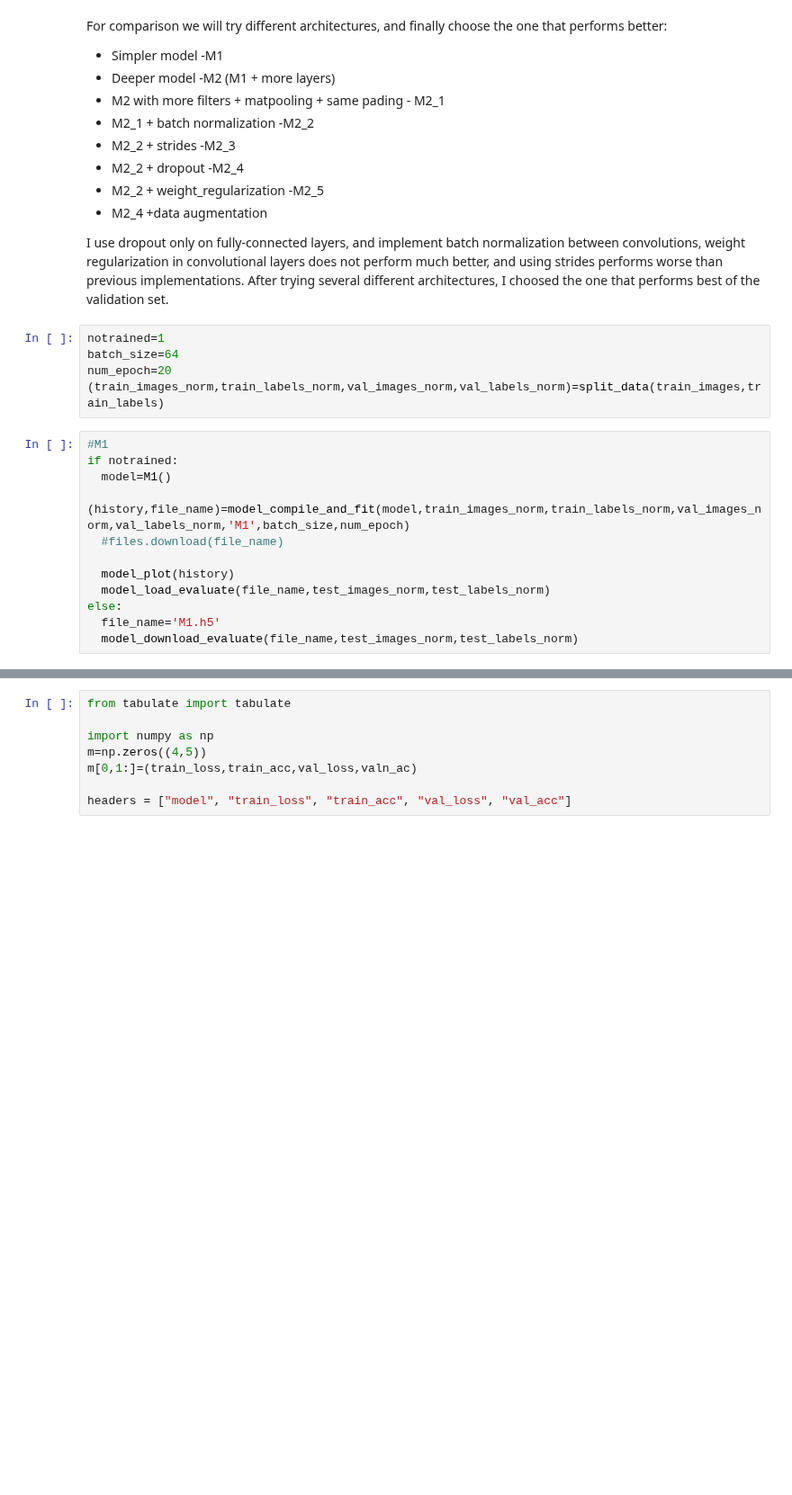
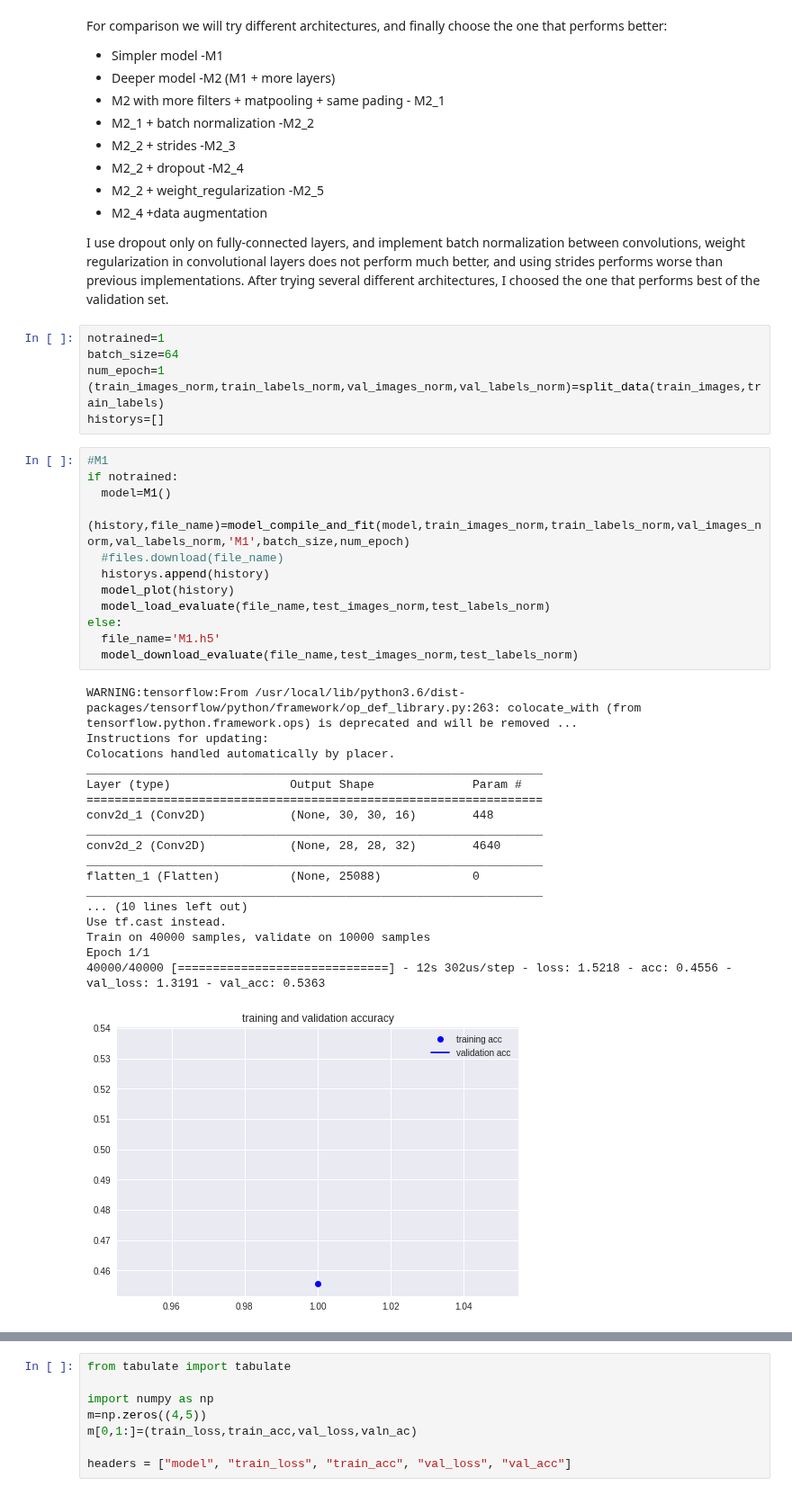
Before and after one commit to rvalienter90/UCF, a Jupyter notebook: CAP-5610_MACHINE LEARNING/HW2/HW2.ipynb, the cells around one changed output, grey strips where cells are left out. Shown at 90% size. Drawn from its saved outputs; the diff is of its cells as text; blank space fills up the shorter version.

```diff
--- a/CAP-5610_MACHINE LEARNING/HW2/HW2.ipynb
+++ b/CAP-5610_MACHINE LEARNING/HW2/HW2.ipynb
@@ -993,17 +1026,37 @@ I use dropout only on fully-connected layers, and implement batch normalization
 # %%
 notrained=1
 batch_size=64
-num_epoch=20
+num_epoch=1
 (train_images_norm,train_labels_norm,val_images_norm,val_labels_norm)=split_data(train_images,train_labels)
+historys=[]
 # %%
 #M1
 if notrained:
   model=M1()
   (history,file_name)=model_compile_and_fit(model,train_images_norm,train_labels_norm,val_images_norm,val_labels_norm,'M1',batch_size,num_epoch)
   #files.download(file_name)
-
+  historys.append(history)
   model_plot(history)
   model_load_evaluate(file_name,test_images_norm,test_labels_norm)
 else:
   file_name='M1.h5'
   model_download_evaluate(file_name,test_images_norm,test_labels_norm)
+# %% [output]
+WARNING:tensorflow:From /usr/local/lib/python3.6/dist-packages/tensorflow/python/framework/op_def_library.py:263: colocate_with (from tensorflow.python.framework.ops) is deprecated and will be removed ...
+Instructions for updating:
+Colocations handled automatically by placer.
+_________________________________________________________________
+Layer (type)                 Output Shape              Param #
+=================================================================
+conv2d_1 (Conv2D)            (None, 30, 30, 16)        448
+_________________________________________________________________
+conv2d_2 (Conv2D)            (None, 28, 28, 32)        4640
+_________________________________________________________________
+flatten_1 (Flatten)          (None, 25088)             0
+_________________________________________________________________
+... (10 lines left out)
+Use tf.cast instead.
+Train on 40000 samples, validate on 10000 samples
+Epoch 1/1
+40000/40000 [==============================] - 12s 302us/step - loss: 1.5218 - acc: 0.4556 - val_loss: 1.3191 - val_acc: 0.5363
+[figure, added]
```
Also changed, not shown: parts of 21 cells of this notebook.
